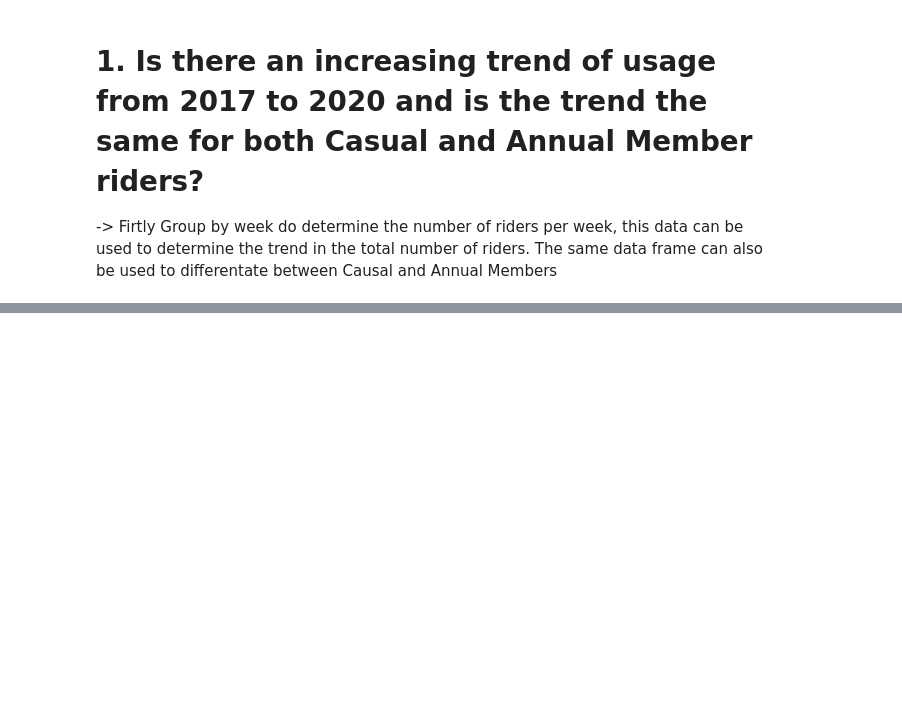
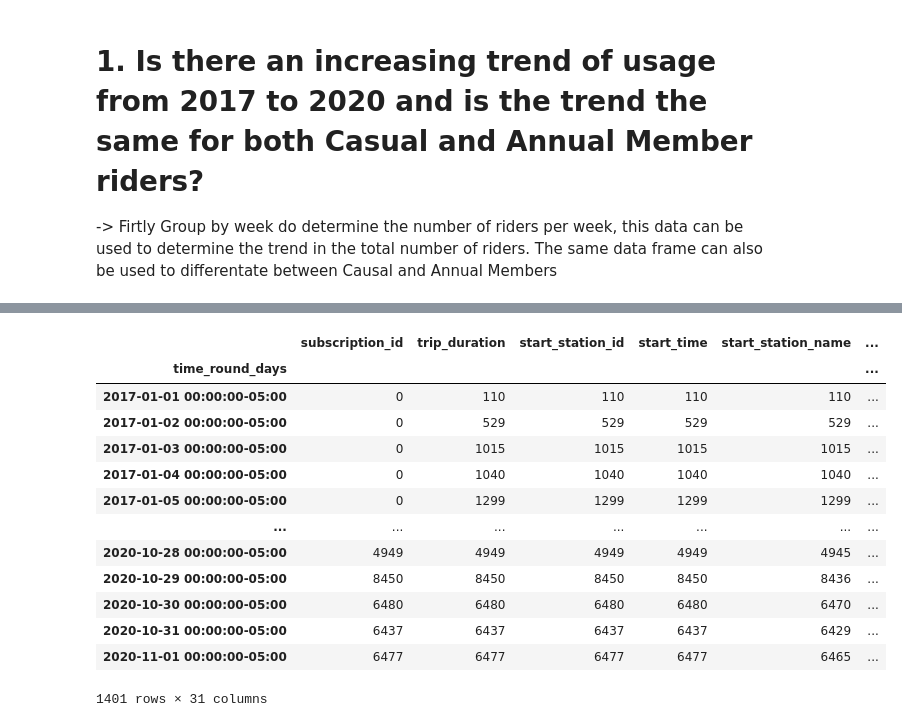
Before and after one commit to yokoyana/toronto_bike_share, a Jupyter notebook: project2.ipynb, the cells around one changed output, grey strips where cells are left out. Saved outputs shown, nothing was run; the diff lists cells and outputs as text; code cells hidden in the pictures; blank space fills up the shorter version.

```diff
--- a/project2.ipynb
+++ b/project2.ipynb
@@ -158,0 +204,18 @@ trips_data_missing
+# %%
+df_usage_perd = pd.DataFrame(df_trips_data.groupby('time_round_days').agg('count')
+df_usage_perd
+# %% [output]
+|  | subscription_id | trip_duration | start_station_id | start_time | start_station_name | ... |
+| time_round_days |  |  |  |  |  | ... |
+| 2017-01-01 00:00:00-05:00 | 0 | 110 | 110 | 110 | 110 | ... |
+| 2017-01-02 00:00:00-05:00 | 0 | 529 | 529 | 529 | 529 | ... |
+| 2017-01-03 00:00:00-05:00 | 0 | 1015 | 1015 | 1015 | 1015 | ... |
+| 2017-01-04 00:00:00-05:00 | 0 | 1040 | 1040 | 1040 | 1040 | ... |
+| 2017-01-05 00:00:00-05:00 | 0 | 1299 | 1299 | 1299 | 1299 | ... |
+| ... | ... | ... | ... | ... | ... | ... |
+| 2020-10-28 00:00:00-05:00 | 4949 | 4949 | 4949 | 4949 | 4945 | ... |
+| 2020-10-29 00:00:00-05:00 | 8450 | 8450 | 8450 | 8450 | 8436 | ... |
+| 2020-10-30 00:00:00-05:00 | 6480 | 6480 | 6480 | 6480 | 6470 | ... |
+| 2020-10-31 00:00:00-05:00 | 6437 | 6437 | 6437 | 6437 | 6429 | ... |
+| 2020-11-01 00:00:00-05:00 | 6477 | 6477 | 6477 | 6477 | 6465 | ... |
+1401 rows × 31 columns
```
Also changed, not shown: parts of 7 cells of this notebook, 1 other file.
